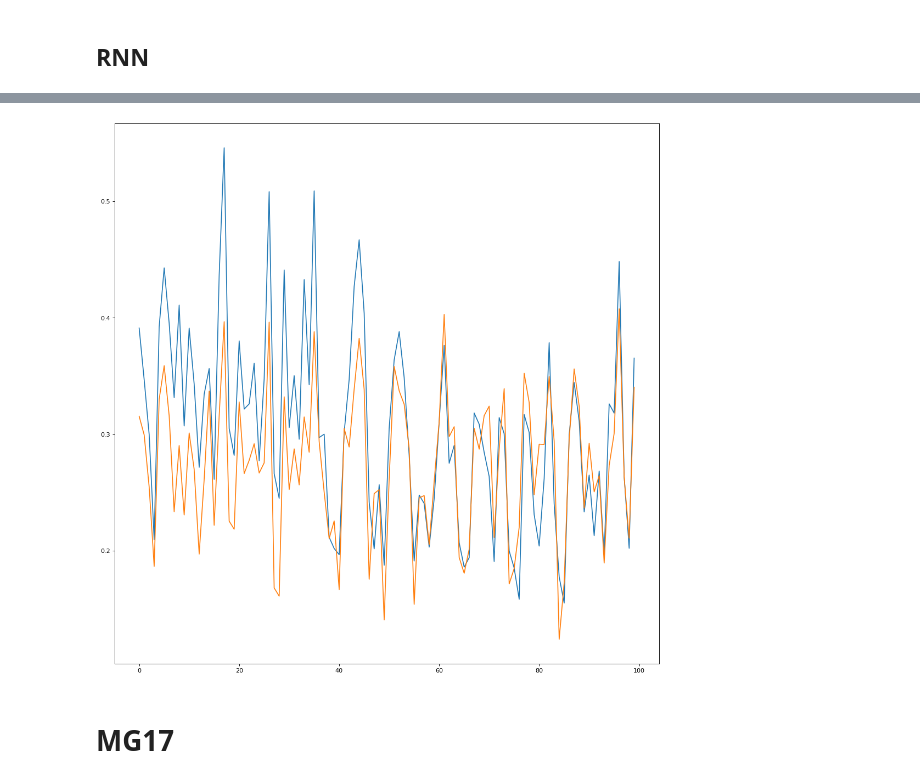
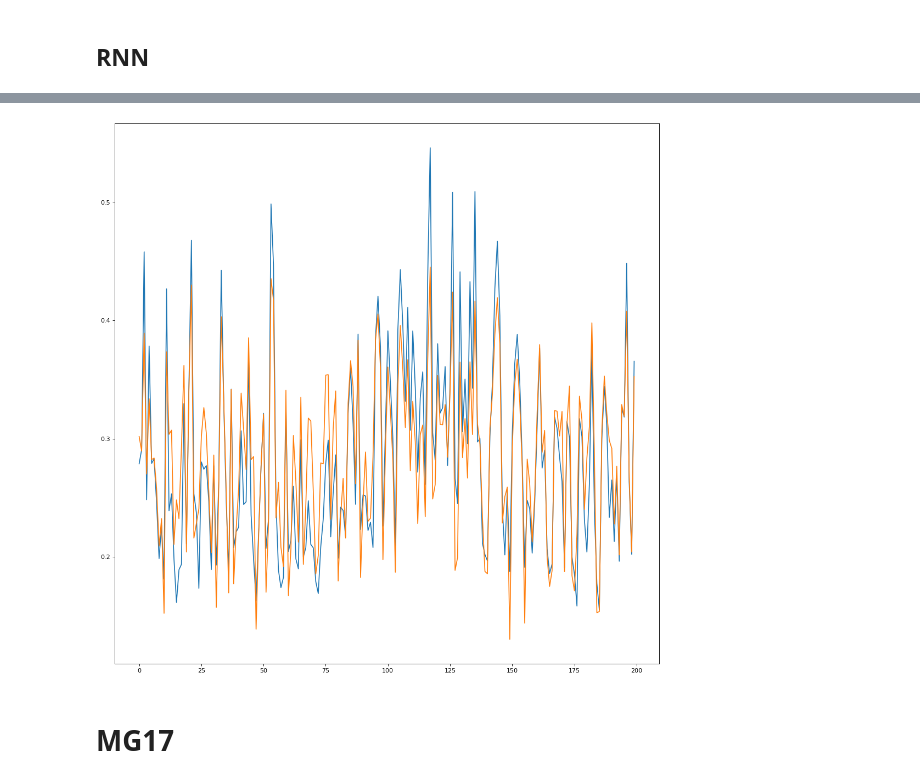
Before and after one commit to Andrew-Wyn/CNS_MidTerms, a Jupyter notebook: LAB3_1/TDNN_RNN.ipynb, the cells around one changed output, grey strips where cells are left out. Saved outputs shown, nothing was run; the diff lists cells and outputs as text; code cells hidden in the pictures.

```diff
--- a/LAB3_1/TDNN_RNN.ipynb
+++ b/LAB3_1/TDNN_RNN.ipynb
@@ -221,5 +210,5 @@ def predict_rnn(model, X, hidden_dim):
 # %%
-data_narma10 = pd.read_csv("data/NARMA10.csv", header=None)
+data_narma10 = pd.read_csv("NARMA10.csv", header=None)
 # %%
 data_narma10.head()
 # %% [output]
@@ -228,8 +217,8 @@ data_narma10.head()
 | 1 | 0.000000 | 0.00000 | 0.00000 | 0.00000 | 0.00000 | 0.000000 | 0.00000 | 0.000000 | 0.000000 | 0.00000 | ... | ... |
 2 rows × 10000 columns
 # %%
-X = data_narma10.values[0, :]
-y = data_narma10.values[1, :]
+X = torch.Tensor(data_narma10.values[0, :])
+y = torch.Tensor(data_narma10.values[1, :])
 # %%
 plt.plot(X[:200])
 plt.show()
@@ -312,9 +335,10 @@ y_valid = y[4000:5000]
 # %%
 grid = {
-    "hidden_dim" : [256],
-    "learning_rate" : [1e-3],
-    "num_epochs" : [100]
+    "hidden_layers" : [1, 2, 4],
+    "hidden_dim" : [128, 256],
+    "learning_rate" : [1e-3, 1e-4],
+    "num_epochs" : [200]
 }
 
-train_losses, valid_losses, (hidden_dim, learning_rate, num_epochs) = grid_search_rnn(grid, X_train, y_train, X_valid, y_valid)
+train_losses, valid_losses, best_params = grid_search(model_compile_rnn, one_step_train_loop_rnn, grid, X_train, y_train, X_valid, y_valid)
 # %% [output]
@@ -337,5 +379,5 @@ y_train = y[:5000]
 # %%
-train_losses, valid_losses, model = train_rnn(X_train, y_train, X_test, y_test, hidden_dim, learning_rate, num_epochs)
+train_losses, valid_losses, model = train(X_train, y_train, X_test, y_test, model_compile_rnn, one_step_train_loop_rnn, best_params)
 # %%
 plt.plot(train_losses)
 plt.plot(valid_losses)
@@ -351,11 +393,11 @@ print(valid_losses[-1])
 # %%
 figure(figsize=(16, 16), dpi=80)
-y_pred = predict_rnn(model, X, hidden_dim)
-plt.plot(y[-100:])
-plt.plot(y_pred[-100:])
+y_pred, _ = predict(torch.Tensor(X), model)
+plt.plot(y[-200:])
+plt.plot(y_pred[-200:].view(-1).detach().to("cpu"))
 plt.show()
 # %% [output]
-[figure, old version]
+[figure, new version]
 # %% [markdown]
 # MG17
 # %%
```
Also changed, not shown: parts of 49 cells of this notebook.
